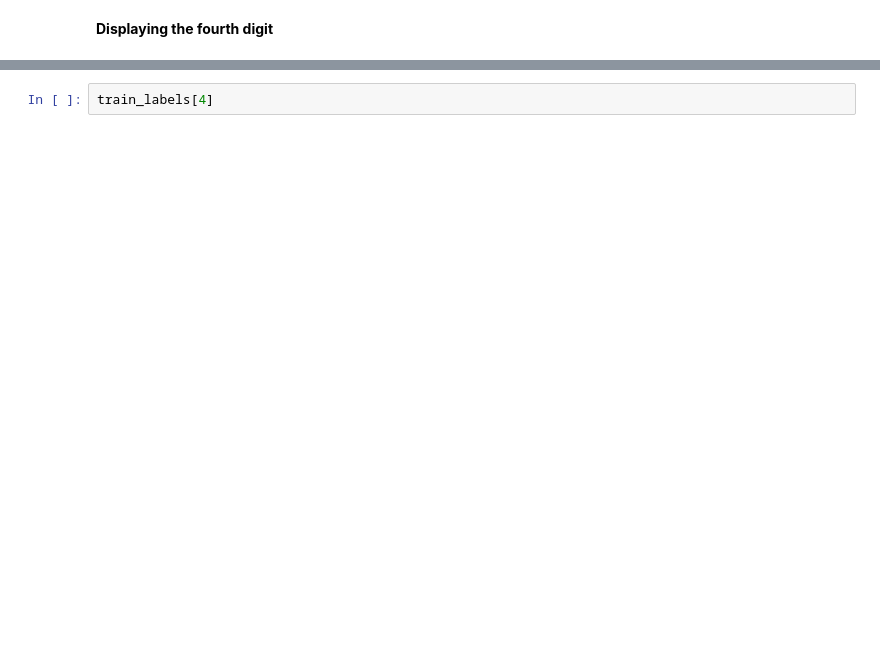
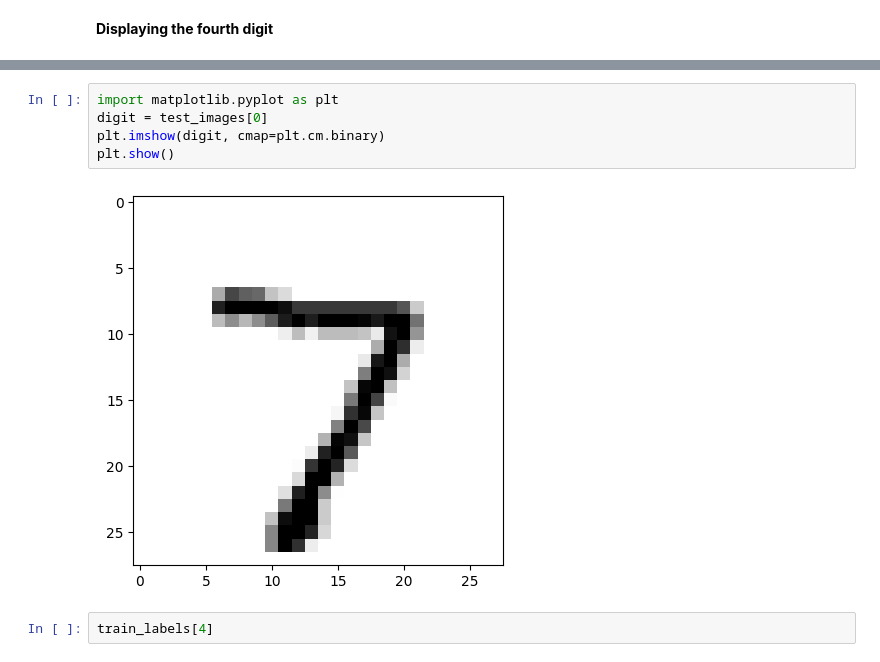
Before and after one commit to jihoo420/DL4AI, a Jupyter notebook: chapter02_mathematical-building-blocks.ipynb, the cells around one changed output, grey strips where cells are left out. Drawn from its saved outputs; the diff is of its cells as text; blank space fills up the shorter version.

```diff
--- a/chapter02_mathematical-building-blocks.ipynb
+++ b/chapter02_mathematical-building-blocks.ipynb
@@ -129,2 +176,9 @@ plt.show()
+# %%
+import matplotlib.pyplot as plt
+digit = test_images[0]
+plt.imshow(digit, cmap=plt.cm.binary)
+plt.show()
+# %% [output]
+[figure, added]
 # %%
 train_labels[4]
```
Also changed, not shown: parts of 27 cells of this notebook.
